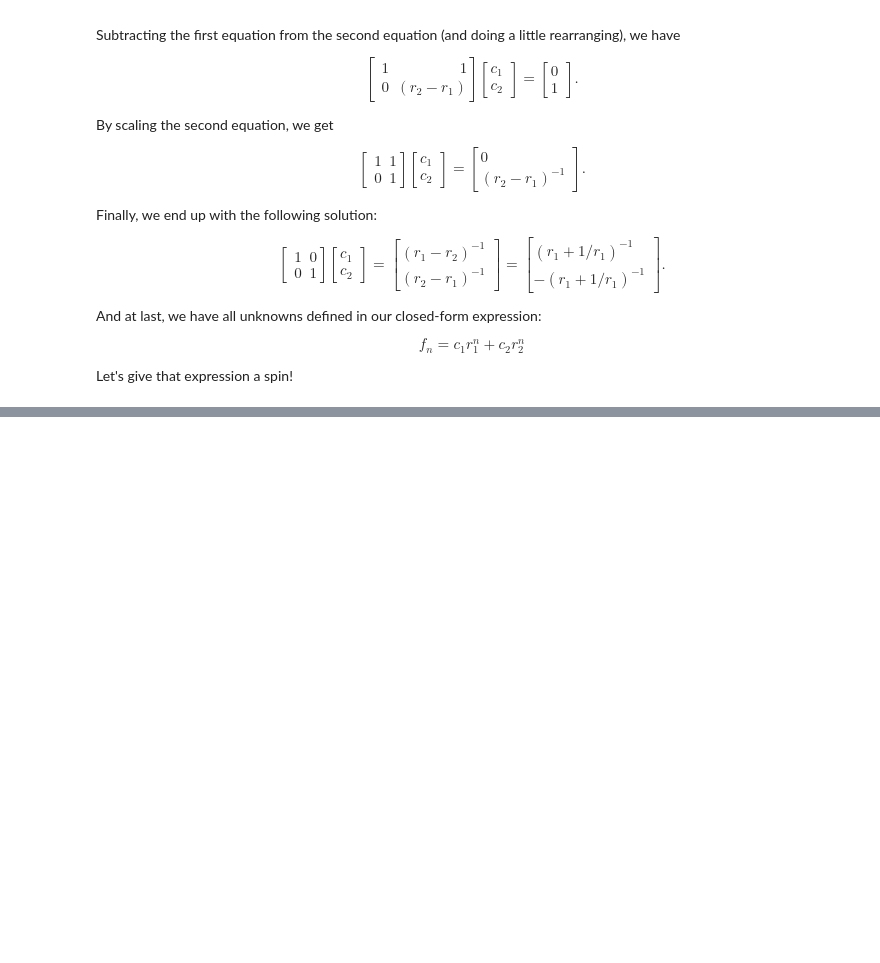
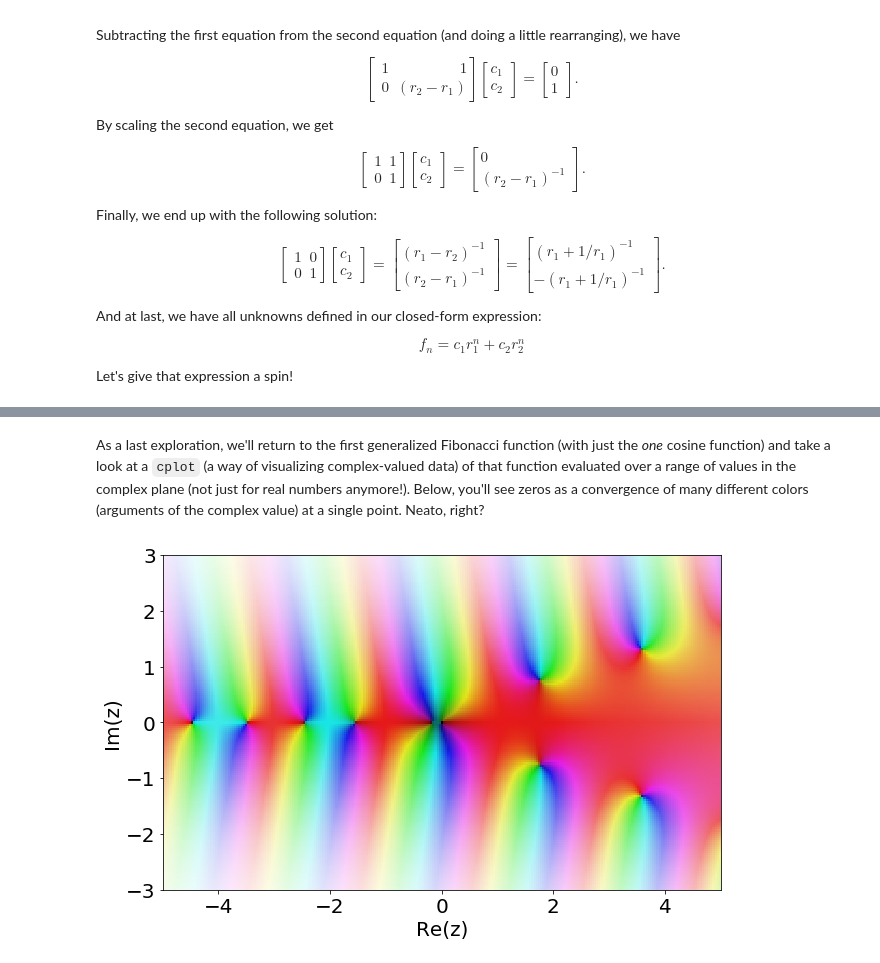
Before and after one commit to bradleypmartin/LinearAlgebraGeekout190405, a Jupyter notebook: Fibonacci fun times.ipynb, the cells around one changed output, grey strips where cells are left out. Cells and saved outputs as stored; diff of their text form; code cells hidden in the pictures; blank space fills up the shorter version.

```diff
--- a/Fibonacci fun times.ipynb
+++ b/Fibonacci fun times.ipynb
@@ -618,0 +448,19 @@ print(compositeInverse @ compositeTransformation % 26)
+# %% [markdown]
+As a last exploration, we'll return to the first generalized Fibonacci function (with just the *one* cosine function) and take a look at a `cplot` (a way of visualizing complex-valued data) of that function evaluated over a range of values in the complex plane (not just for real numbers anymore!). Below, you'll see zeros as a convergence of many different colors (arguments of the complex value) at a single point. Neato, right?
+# %%
+import mpmath
+
+def generalFibonacciCx(z):
+    """Returns an nth (generalized) Fibonacci term for real numbers n (floating point approximation)."""
+    r1 = (1+5**0.5)/2
+    r2 = -1/r_1
+
+    c1 = 1/(r1-r2)
+    c2 = 1/(r2-r1)
+    return c1*r1**z + c2*mpmath.cos(np.pi*z)*(1/r1)**z
+
+plt.rcParams['figure.figsize'] = 10, 10
+plt.rcParams['font.size'] = 20
+mpmath.cplot(generalFibonacciCx, [-5, 5], [-3, 3], points=40000)
+# %% [output]
+[figure, added]
```
Also changed, not shown: parts of 49 cells of this notebook.
